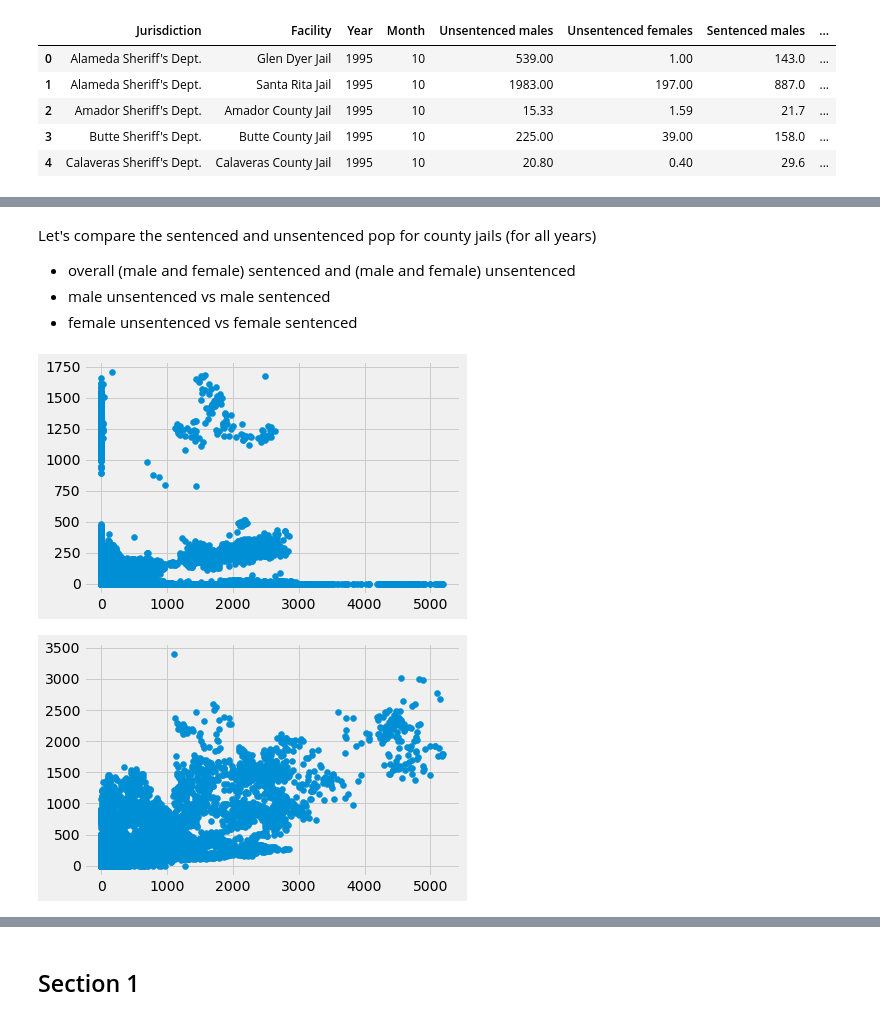
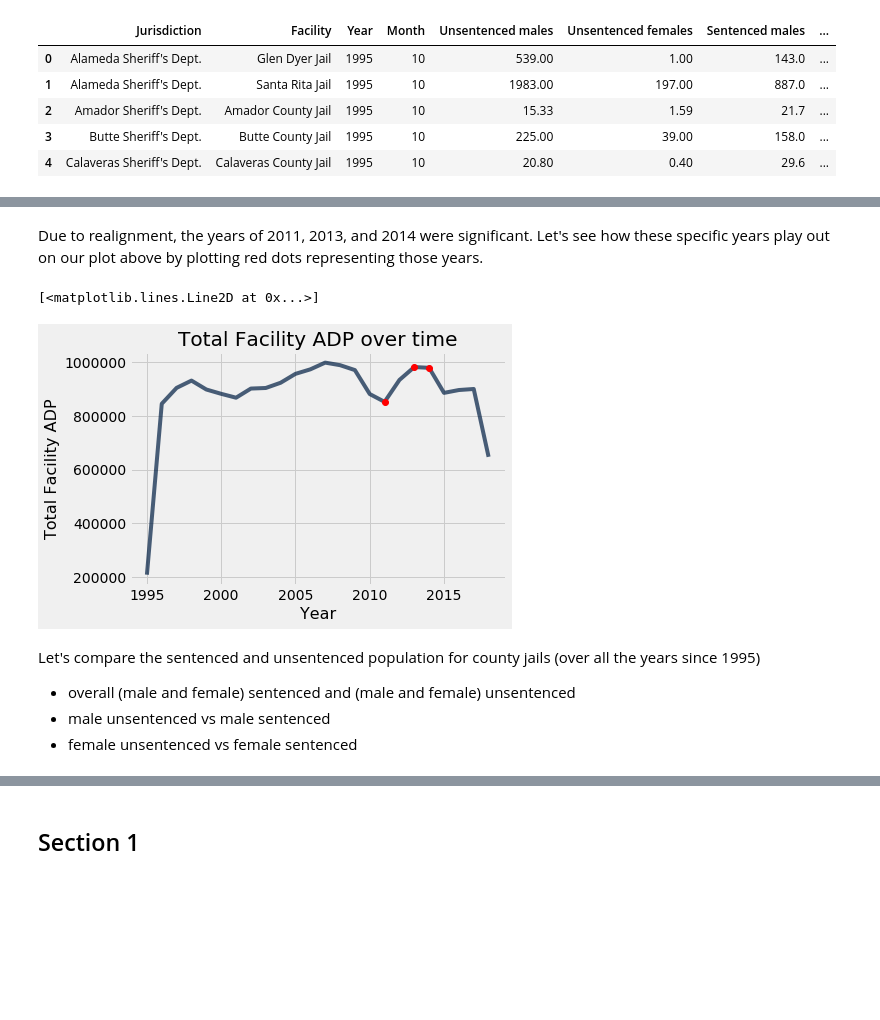
Before and after one commit to ds-modules/ES-21AC-SP19, a Jupyter notebook: Jails.ipynb, the cells around one changed output, grey strips where cells are left out. Saved outputs shown, nothing was run; the diff lists cells and outputs as text; code cells hidden in the pictures; blank space fills up the shorter version.

```diff
--- a/Jails.ipynb
+++ b/Jails.ipynb
@@ -125,17 +178,33 @@ cleaned.head()
+# %% [markdown]
+Due to realignment, the years of 2011, 2013, and 2014 were significant. Let's see how these specific years play out on our plot above by plotting red dots representing those years.
+# %%
+data2011 = data_year.where("Year", 2011)
+data2013 = data_year.where("Year", 2013)
+data2014 = data_year.where("Year", 2014)
+
+x_2011 = data2011.column('Year')
+y_2011 = data2011.column("Total facility ADP sum")
+
+x_2013 = data2013.column('Year')
+y_2013 = data2013.column("Total facility ADP sum")
+
+x_2014 = data2014.column('Year')
+y_2014 = data2014.column("Total facility ADP sum")
+
+
+data_year.plot("Year", "Total facility ADP sum")
+plt.xlabel("Year")
+plt.ylabel("Total Facility ADP")
+plt.title("Total Facility ADP over time")
+
+plt.plot(x_2011, y_2011, 'ro')
+plt.plot(x_2013, y_2013, 'ro')
+plt.plot(x_2014, y_2014, 'ro')
+# %% [output]
+[<matplotlib.lines.Line2D at 0x...>]
+[figure, added]
 # %% [markdown]
-Let's compare the sentenced and unsentenced pop for county jails (for all years)
+Let's compare the sentenced and unsentenced population for county jails (over all the years since 1995)
 - overall (male and female) sentenced and (male and female) unsentenced
 - male unsentenced vs male sentenced
 - female unsentenced vs female sentenced
-# %%
-# overall (male and female) sentenced and (male and female) unsentenced
-plt.scatter(cleaned["Unsentenced males"], cleaned["Unsentenced females"])
-plt.show()
-# %% [output]
-[figure, removed]
-# %%
-# male unsentenced vs male sentenced
-plt.scatter(cleaned["Unsentenced males"], cleaned["Sentenced males"])
-plt.show()
-# %% [output]
-[figure, removed]
```
Also changed, not shown: parts of 32 cells of this notebook, 1 other file.
